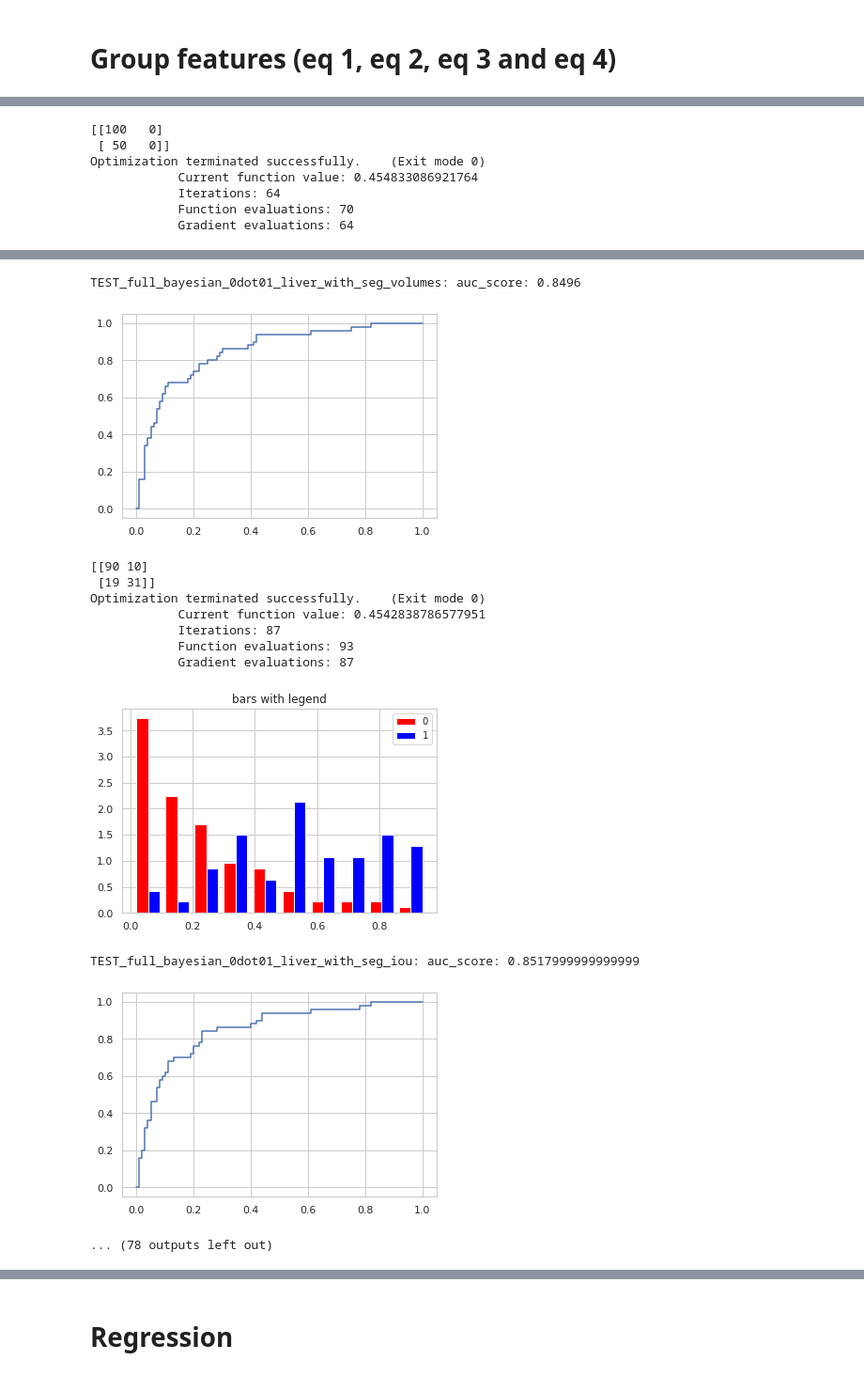
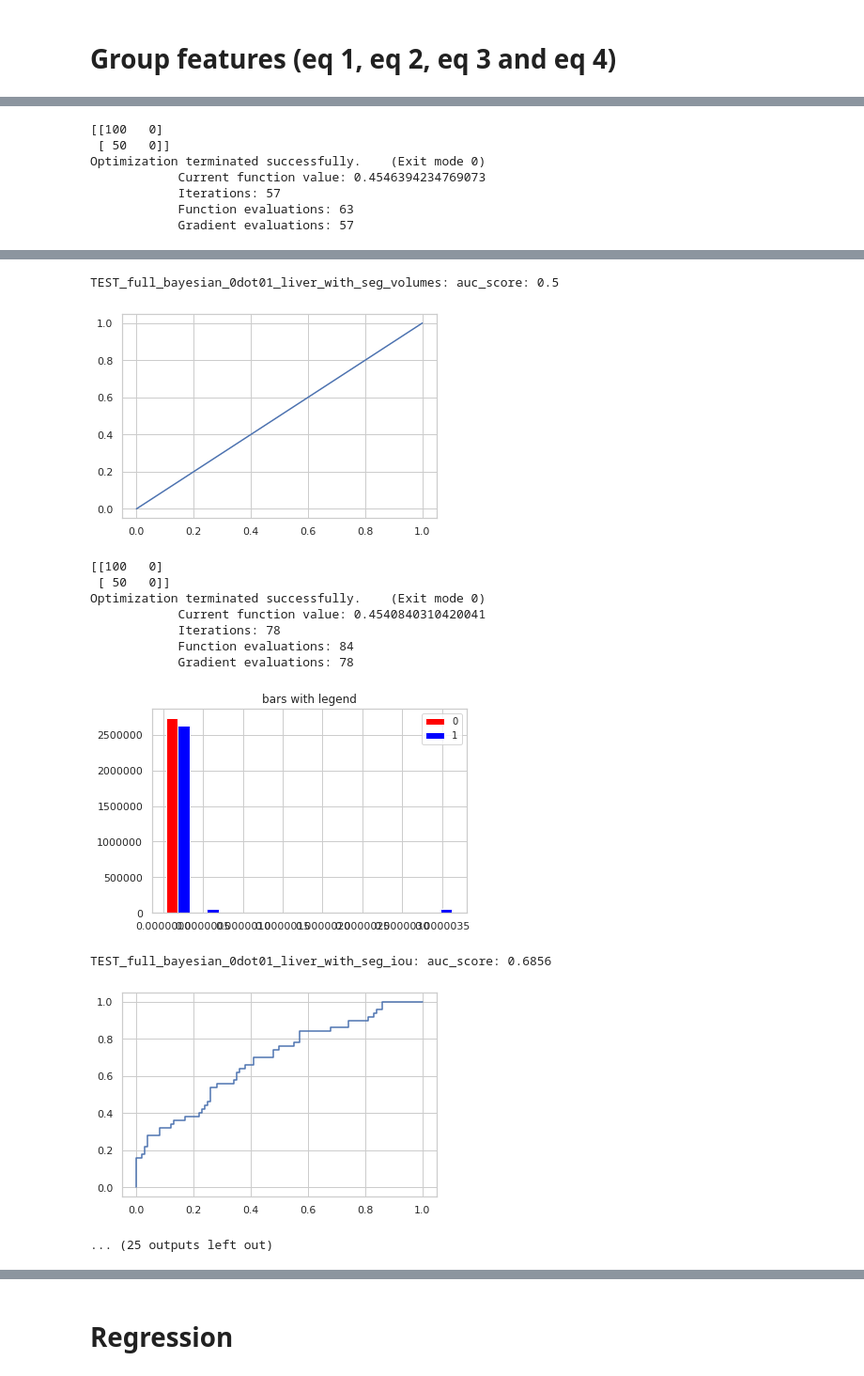
Before and after one commit to jyotirmay123/BNN-for-Uncertainty-Estimation-of-Imaging-Biomarkers, a Jupyter notebook: diabetes_classification-v1.ipynb, the cells around one changed output, grey strips where cells are left out. Shown at 94% size. Saved outputs shown, nothing was run; the diff lists cells and outputs as text; code cells hidden in the pictures.

```diff
--- a/diabetes_classification-v1.ipynb
+++ b/diabetes_classification-v1.ipynb
@@ -104,12 +105,27 @@ def rename(df, cols_map=None):
     df.rename(columns=cols_map, inplace=True)
     return df
 
+def get_scale_1d(v):
+    # I copy this function from R source code haha
+    v = v[~np.isnan(v)]
+    std = np.sqrt(
+        np.sum(v ** 2) / np.max([1, len(v) - 1])
+    )
+    return std
+
+
+
 def z_score_column_normalise(df, column_list):
     normalised_cols_map = {}
     for column in column_list:
         normalised_cols_map[column] = column+'_normalised'
-#         df[normalised_cols_map[column]] = (df[column] - df[column].mean())/df[column].std(ddof=0)
-        df[normalised_cols_map[column]] = (df[column] - df[column].min())/ (df[column].max() - df[column].min())
+        sc = StandardScaler()
+        data = df[column].values.reshape(-1, 1)
+        sc.fit(data)
+        sc.std_ = np.apply_along_axis(func1d=get_scale_1d, axis=0, arr=data)
+        df[normalised_cols_map[column]] = sc.transform(data)
+#         df[normalised_cols_map[column]] = (df[column] - df[column].mean())/df[column].std(ddof=1)
+#         df[normalised_cols_map[column]] = (df[column] - df[column].min())/ (df[column].max() - df[column].min())
     return df, normalised_cols_map
 
 def z_score_group_normalise(df, cols_to_normalise):
@@ -726,7 +742,7 @@ for model, path in model_report_paths.items():
     df = df.fillna(0)
     df.drop_duplicates(subset ="volume_id", inplace = True)
     dfs_ukb[model] = df
-    vols = df[(df['iou_liver']>0.51) & (df['iou_spleen'] != 1.0) & (df['iou_liver'] != 1.0)].volume_id.values
+    vols = df[(df['iou_liver']>0.51) & (df['iou_liver'] != 1.0)].volume_id.values
     if common_vols is None:
         common_vols = vols
     else:
@@ -809,7 +825,7 @@ Eq-4: (Diabetes_status == a0 +a1*age + a2*sex + a3*BMI + a4*seg_<spleen|liver>)
 # %% [markdown]
 # Group features (eq 1, eq 2, eq 3 and eq 4)
 # %%
-feats = basic_feats
+feats = [] #basic_feats
 basic_feats = basic_feats
 dicts = {}
 anova_test_dicts = {}
@@ -893,7 +909,7 @@ TEST_full_bayesian_0dot01_csv_features: auc_score: 0.625
 [[100   0]
  [ 50   0]]
 Optimization terminated successfully.    (Exit mode 0)
-            Current function value: 0.454833086921764
-            Iterations: 64
-            Function evaluations: 70
-            Gradient evaluations: 64
+            Current function value: 0.4546394234769073
+            Iterations: 57
+            Function evaluations: 63
+            Gradient evaluations: 57
@@ -901,15 +917,15 @@ Optimization terminated successfully.    (Exit mode 0)
-TEST_full_bayesian_0dot01_liver_with_seg_volumes: auc_score: 0.8496
+TEST_full_bayesian_0dot01_liver_with_seg_volumes: auc_score: 0.5
-[figure, old version]
+[figure, new version]
-[[90 10]
- [19 31]]
+[[100   0]
+ [ 50   0]]
 Optimization terminated successfully.    (Exit mode 0)
-            Current function value: 0.4542838786577951
-            Iterations: 87
-            Function evaluations: 93
-            Gradient evaluations: 87
+            Current function value: 0.4540840310420041
+            Iterations: 78
+            Function evaluations: 84
+            Gradient evaluations: 78
-[figure, old version]
+[figure, new version]
-TEST_full_bayesian_0dot01_liver_with_seg_iou: auc_score: 0.8517999999999999
+TEST_full_bayesian_0dot01_liver_with_seg_iou: auc_score: 0.6856
-[figure, old version]
+[figure, new version]
-... (78 outputs left out)
+... (25 outputs left out)
 # %%
 p_value_df_ka[['auc' ]]
```
Also changed, not shown: parts of 9 cells of this notebook, 21 other files.
